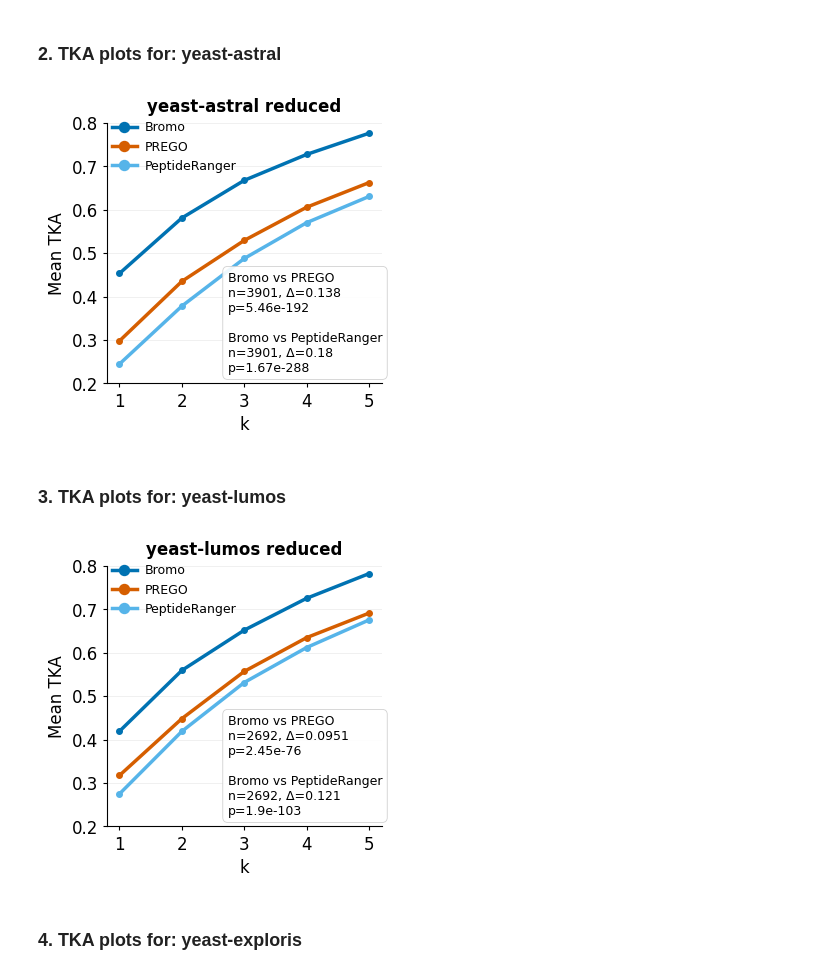
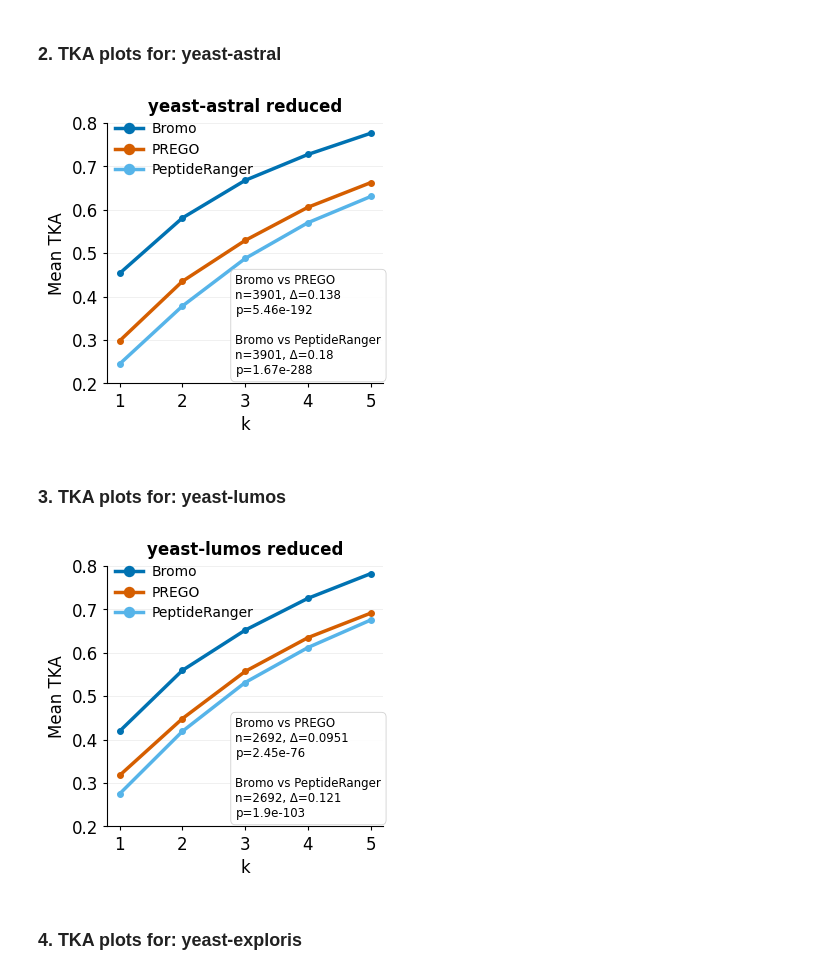
Before and after one commit to Noble-Lab/bromo-manuscript, a Jupyter notebook: ReproduceFigures/07-PlotFigure2DEF/fig2def_builder.ipynb, the cells around one changed output. Drawn from its saved outputs; the diff is of its cells as text; code cells hidden in the pictures.

```diff
--- a/ReproduceFigures/07-PlotFigure2DEF/fig2def_builder.ipynb
+++ b/ReproduceFigures/07-PlotFigure2DEF/fig2def_builder.ipynb
@@ -46,17 +46,19 @@ q1_dict_peptideranger = results["RF_score"]
 # %%
 curve_dicts_q1_astral = eval_curve_list(
     dfs = None,
     topk=5, metric="q1", labels=['Bromo','PREGO','PeptideRanger'],
     title = 'yeast-astral reduced',
     save_path = './fig2d_astral_maxpep.pdf',
     curve_dicts = [q1_dict_pred, q1_dict_prego, q1_dict_peptideranger],
-    ttest_loc = (0.44, 0.43),
+    ttest_loc = (0.465, 0.42),
     ylim = (0.2,0.8),
-    legend_loc = (0,0.79),
+    legend_loc = (0.01,0.77),
+    legend_fs = 10,
+    ttest_text_fs = 8.5,
     ylabel = 'Mean TKA',
     colors = ["#0072B2","#D55E00","#56B4E9"])
 # %% [output]
-[figure, old version]
+[figure, new version]
 # %% [markdown]
 ### 3. TKA plots for: yeast-lumos
 # %%
@@ -91,13 +93,15 @@ curve_dicts_q1_lumos = eval_curve_list(
     title = 'yeast-lumos reduced',
     save_path = './fig2f_lumos_maxpep.pdf',
     curve_dicts = [q1_dict_pred, q1_dict_prego, q1_dict_peptideranger],
-    ttest_loc = (0.44, 0.43),
+    ttest_loc = (0.465, 0.42),
     ylim = (0.2,0.8),
-    legend_loc = (0,0.79),
+    legend_fs = 10,
+    ttest_text_fs = 8.5,
+    legend_loc = (0.01,0.77),
     ylabel = 'Mean TKA',
     colors = ["#0072B2","#D55E00","#56B4E9"])
 # %% [output]
-[figure, old version]
+[figure, new version]
 # %% [markdown]
 ### 4. TKA plots for: yeast-exploris
 # %%
```
Also changed, not shown: parts of 1 cell of this notebook, 13 other files.
